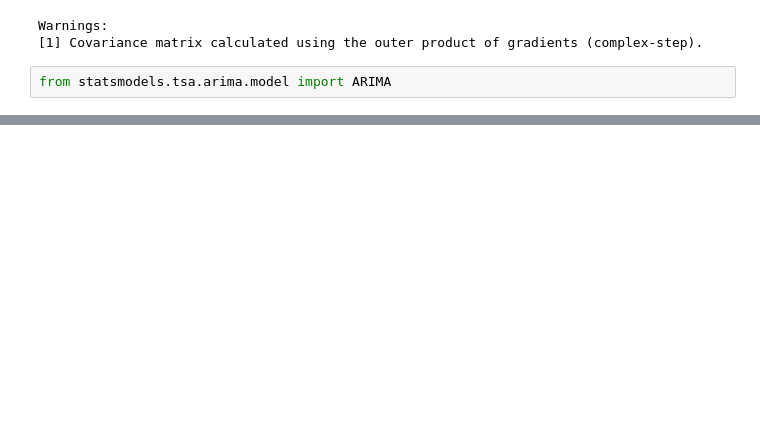
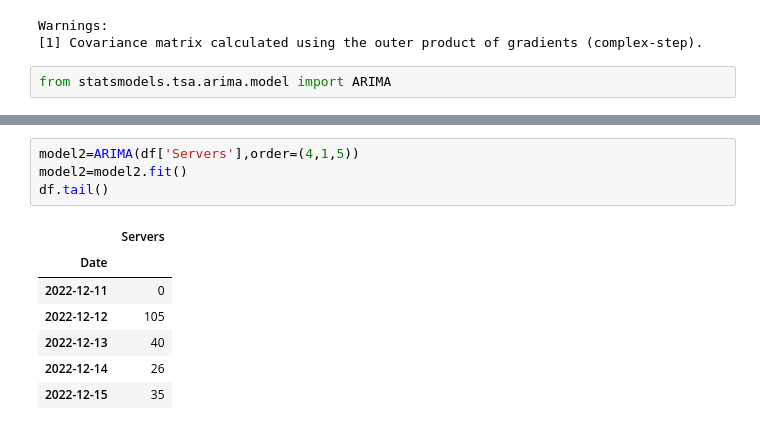
Before and after one commit to alainaparr/oracleserver, a Jupyter notebook: models/arimaeverday2 (1).ipynb, the cells around one changed output, grey strips where cells are left out. Saved outputs shown, nothing was run; the diff lists cells and outputs as text; blank space fills up the shorter version.

```diff
--- a/models/arimaeverday2 (1).ipynb
+++ b/models/arimaeverday2 (1).ipynb
@@ -299,0 +368,12 @@ test['Servers'].plot(legend=True)
+# %%
+model2=ARIMA(df['Servers'],order=(4,1,5))
+model2=model2.fit()
+df.tail()
+# %% [output]
+|  | Servers |
+| Date |  |
+| 2022-12-11 | 0 |
+| 2022-12-12 | 105 |
+| 2022-12-13 | 40 |
+| 2022-12-14 | 26 |
+| 2022-12-15 | 35 |
```
Also changed, not shown: parts of 14 cells of this notebook.
